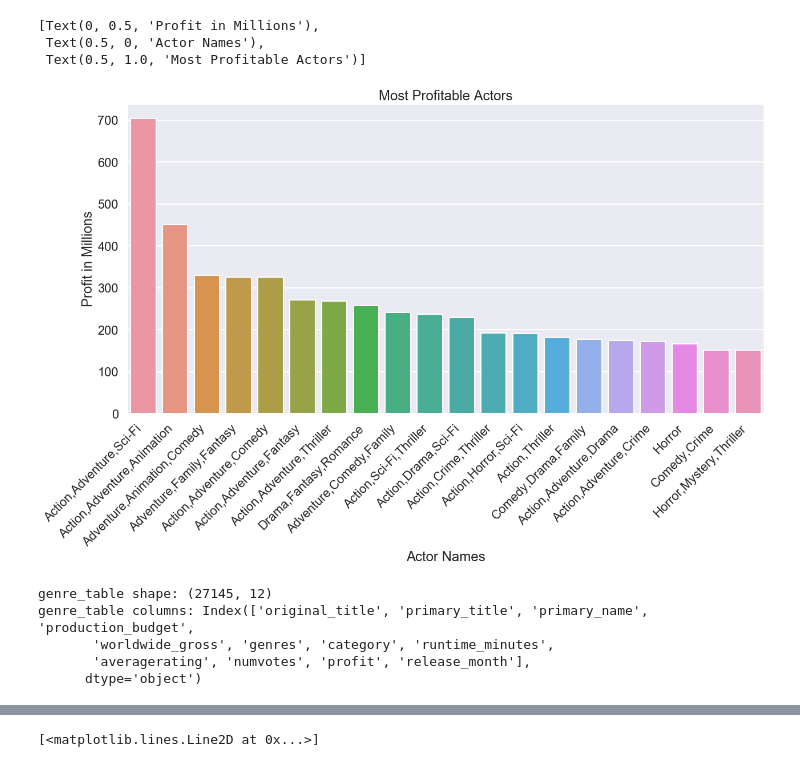
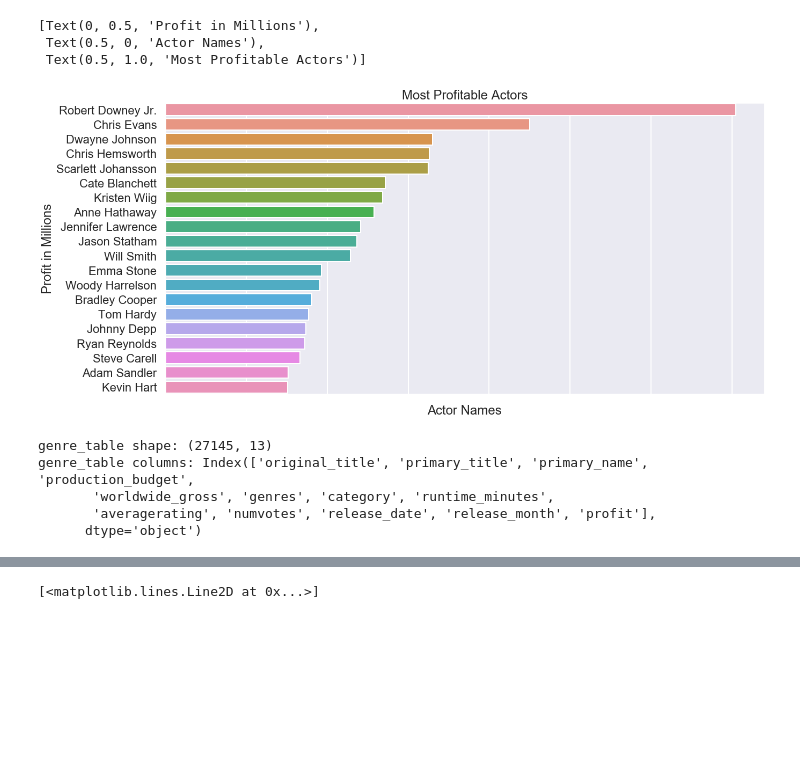
Before and after one commit to binyaz/movie_project_mod1, a Jupyter notebook: Final_Code.ipynb, the cells around one changed output, grey strips where cells are left out. Saved outputs shown, nothing was run; the diff lists cells and outputs as text; code cells hidden in the pictures; blank space fills up the shorter version.

```diff
--- a/Final_Code.ipynb
+++ b/Final_Code.ipynb
@@ -83,7 +14,30 @@ memory usage: 271.2+ KB
+# %%
+#create df from db with relevant columns
+c.execute('''select original_title, primary_title, primary_name, production_budget, worldwide_gross, genres, category, runtime_minutes, averagerating, numvotes, release_date
+                     from tn_movie_budgets tmb
+                     join imdb_title_basics itb
+                     on tmb.movie == itb.primary_title
+                     join imdb_title_principles
+                     using(tconst)
+                     join imdb_title_ratings
+                     using (tconst)
+                     join imdb_name_basics
+                     using(nconst)''')
+df = pd.DataFrame(c.fetchall())
+df.columns = [x[0] for x in c.description]
+# %%
+#create formating function
+def reformat_series_as_float(df_series):
+    df_series = df_series.str.replace(r'[^0-9]+', '')
+    df_series = df_series.astype('float64')
+    return df_series
+#reformat all numbers as floats
+df['production_budget'] = reformat_series_as_float(df['production_budget'])
+df['worldwide_gross'] = reformat_series_as_float(df['worldwide_gross'])
+df['runtime_minutes'] = reformat_series_as_float(df['runtime_minutes'])
 # %%
 #create new column for the month of release
-movie_budgets['release_month'] = movie_budgets['release_date'].apply(lambda x: x[:3])
+df['release_month'] = df['release_date'].apply(lambda x: x[:3])
 # %%
 #create profit column
-movie_budgets['profit'] = movie_budgets['worldwide_gross'] - movie_budgets['production_budget']
-movie_budgets.head()
+df['profit'] = df['worldwide_gross'] - df['production_budget']
@@ -139,25 +55,25 @@ actors
 # %%
 #Charts most profitable actors
 sns.set(style = 'darkgrid', context = 'poster')
 plt.figure(figsize=(20,10))
-actorsChart = sns.barplot(data=actors, x='primary_name', y='avg_profit')
-actorsChart.set_xticklabels(totalsChart.get_xticklabels(), rotation=45, horizontalalignment='right')
+actorsChart = sns.barplot(data=actors, y='primary_name', x='avg_profit')
+actorsChart.set_xticklabels(actorsChart.get_xticklabels(), rotation=45, horizontalalignment='right')
 actorsChart.set(title = 'Most Profitable Actors', xlabel='Actor Names', ylabel='Profit in Millions')
 # %% [output]
 [Text(0, 0.5, 'Profit in Millions'),
  Text(0.5, 0, 'Actor Names'),
  Text(0.5, 1.0, 'Most Profitable Actors')]
-[figure, old version]
+[figure, new version]
 # %%
 #genre table
-genre_table = table1
+genre_table = df
 print("genre_table shape: " + str(genre_table.shape))
 print("genre_table columns: " + str(genre_table.columns))
 # %% [output]
-genre_table shape: (27145, 12)
+genre_table shape: (27145, 13)
 genre_table columns: Index(['original_title', 'primary_title', 'primary_name', 'production_budget',
        'worldwide_gross', 'genres', 'category', 'runtime_minutes',
-       'averagerating', 'numvotes', 'profit', 'release_month'],
+       'averagerating', 'numvotes', 'release_date', 'release_month', 'profit'],
       dtype='object')
 # %%
 #remove the unnecessary columns in the data set (i.e. ones that arent genre and profit)
```
Also changed, not shown: parts of 22 cells of this notebook.
